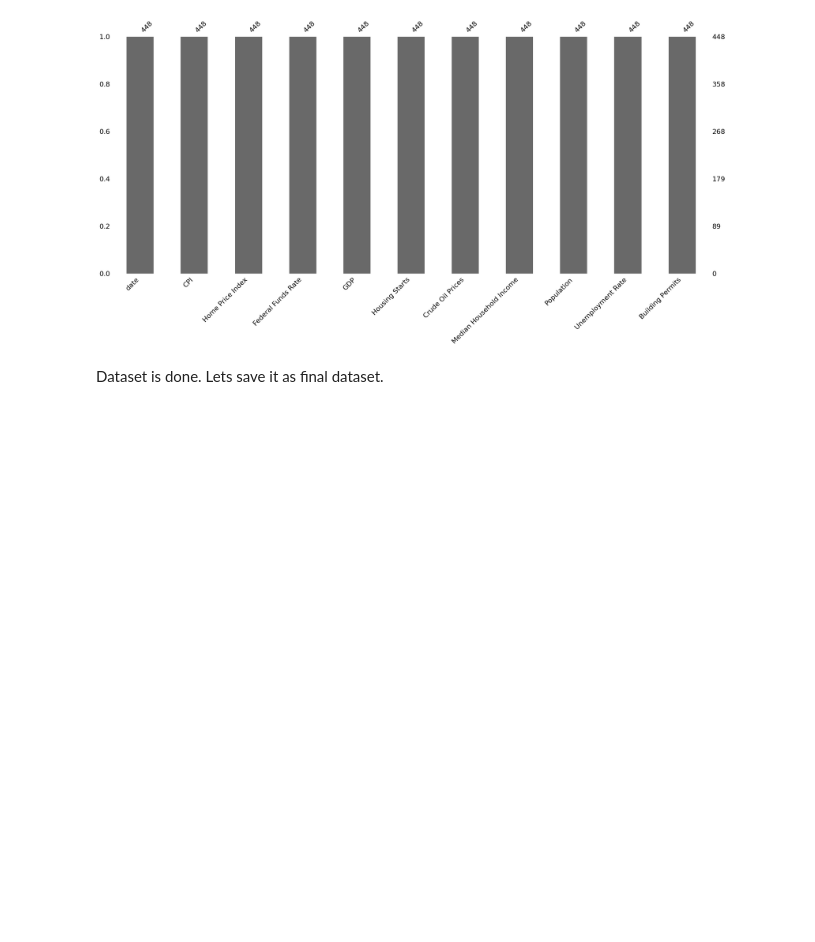
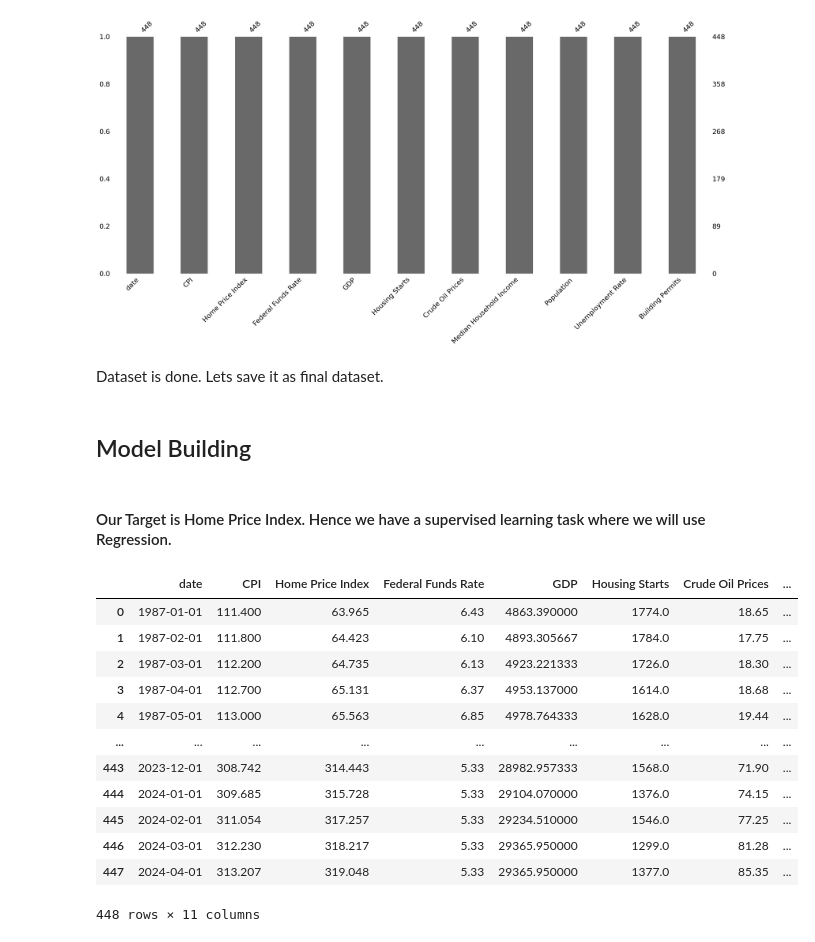
Before and after one commit to VamshiKrsna/USHomePriceCaseStudy, a Jupyter notebook: US Home Price.ipynb, the cells around one changed output. Saved outputs shown, nothing was run; the diff lists cells and outputs as text; code cells hidden in the pictures; blank space fills up the shorter version.

Commit message:
added models

```diff
--- a/US Home Price.ipynb
+++ b/US Home Price.ipynb
@@ -590,3 +590,24 @@ mno.bar(merged_df)
 Dataset is done. Lets save it as final dataset.
 # %%
 merged_df.to_csv(os.path.join(data_dir,"Final.csv"), index=False)
+# %% [markdown]
+## Model Building
+# %% [markdown]
+#### Our Target is Home Price Index. Hence we have a supervised learning task where we will use Regression.
+# %%
+df = merged_df.copy()
+df
+# %% [output]
+|  | date | CPI | Home Price Index | Federal Funds Rate | GDP | Housing Starts | Crude Oil Prices | ... |
+| 0 | 1987-01-01 | 111.400 | 63.965 | 6.43 | 4863.390000 | 1774.0 | 18.65 | ... |
+| 1 | 1987-02-01 | 111.800 | 64.423 | 6.10 | 4893.305667 | 1784.0 | 17.75 | ... |
+| 2 | 1987-03-01 | 112.200 | 64.735 | 6.13 | 4923.221333 | 1726.0 | 18.30 | ... |
+| 3 | 1987-04-01 | 112.700 | 65.131 | 6.37 | 4953.137000 | 1614.0 | 18.68 | ... |
+| 4 | 1987-05-01 | 113.000 | 65.563 | 6.85 | 4978.764333 | 1628.0 | 19.44 | ... |
+| ... | ... | ... | ... | ... | ... | ... | ... | ... |
+| 443 | 2023-12-01 | 308.742 | 314.443 | 5.33 | 28982.957333 | 1568.0 | 71.90 | ... |
+| 444 | 2024-01-01 | 309.685 | 315.728 | 5.33 | 29104.070000 | 1376.0 | 74.15 | ... |
+| 445 | 2024-02-01 | 311.054 | 317.257 | 5.33 | 29234.510000 | 1546.0 | 77.25 | ... |
+| 446 | 2024-03-01 | 312.230 | 318.217 | 5.33 | 29365.950000 | 1299.0 | 81.28 | ... |
+| 447 | 2024-04-01 | 313.207 | 319.048 | 5.33 | 29365.950000 | 1377.0 | 85.35 | ... |
+448 rows × 11 columns
```
Also changed, not shown: parts of 7 cells of this notebook.
